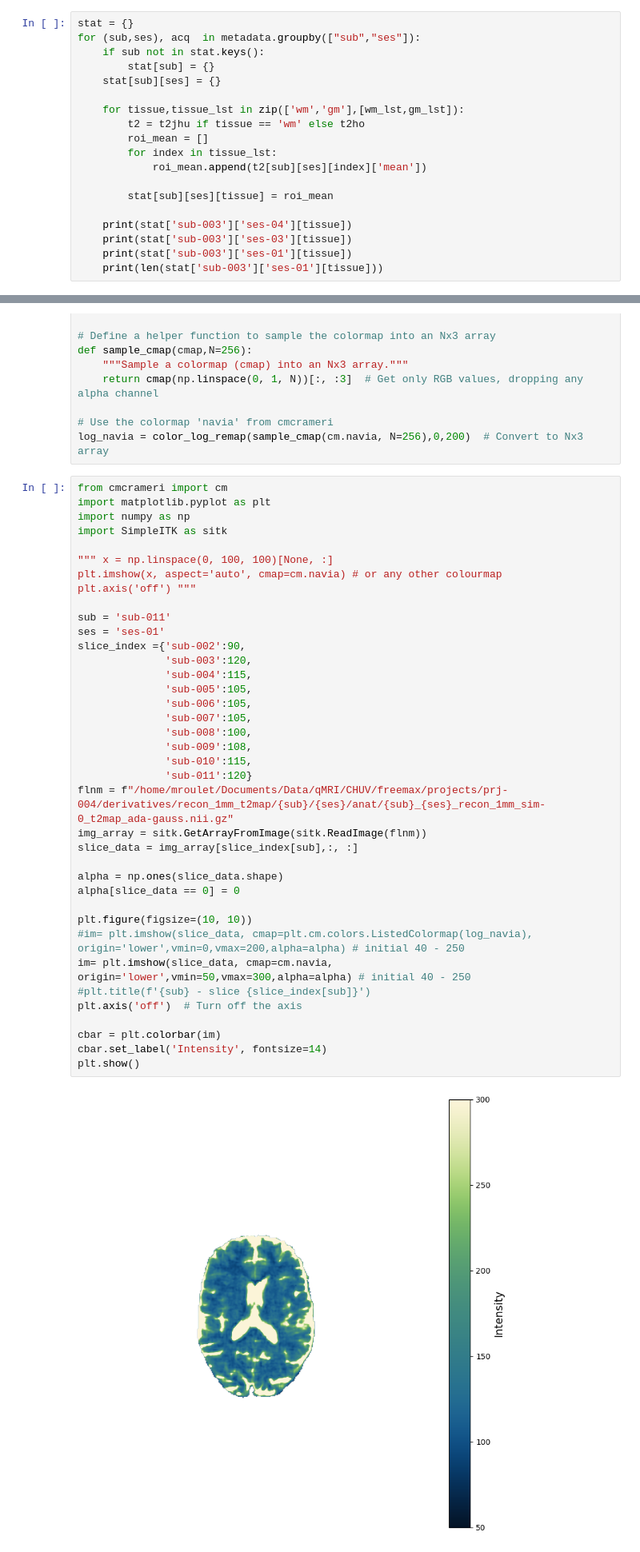
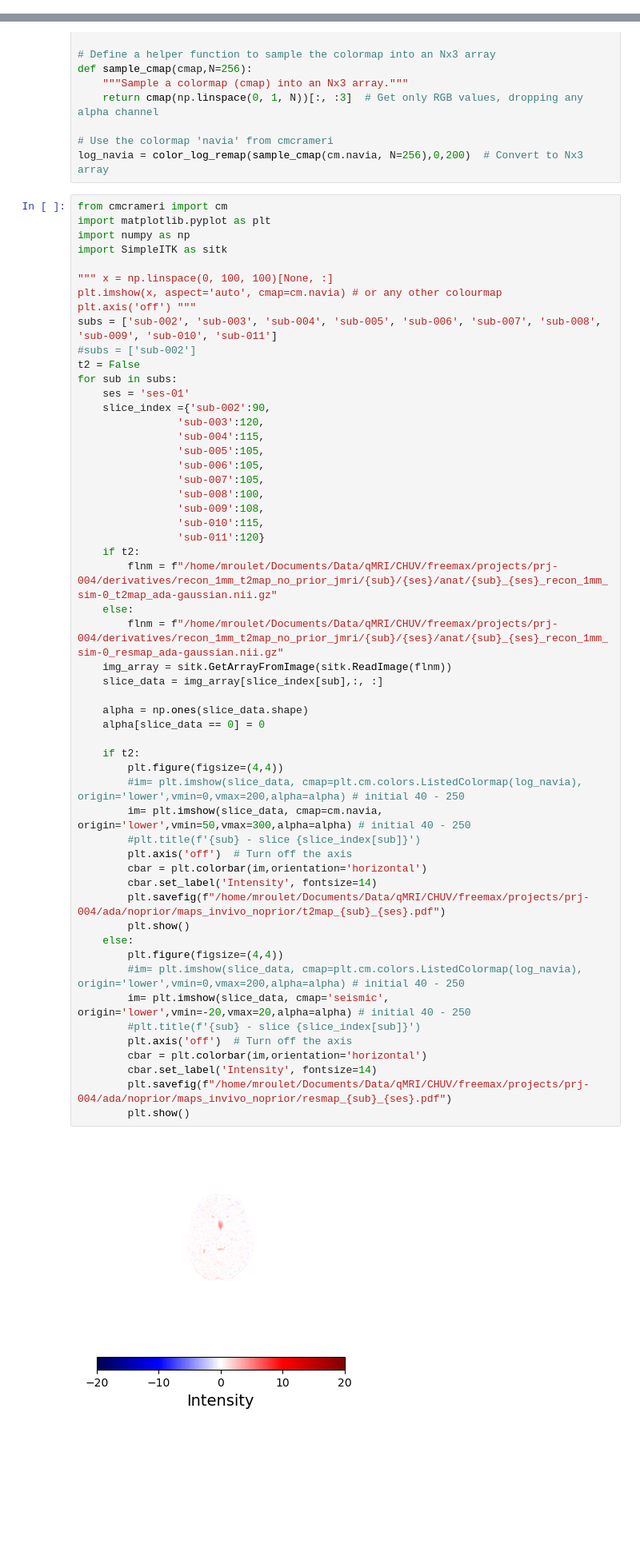
Before and after one commit to Medical-Image-Analysis-Laboratory/fetal_t2mapping, a Jupyter notebook: notebooks/20240910_ada_jmri.ipynb, the cells around one changed output, grey strips where cells are left out. Shown: that part at 80% size. Cells and saved outputs as stored; diff of their text form; blank space fills up the shorter version.

```diff
--- a/notebooks/20240910_ada_jmri.ipynb
+++ b/notebooks/20240910_ada_jmri.ipynb
@@ -473,19 +212,0 @@ REJECT the null hypothesis: There is a significant difference between the means
-# %%
-stat = {}
-for (sub,ses), acq  in metadata.groupby(["sub","ses"]):
-    if sub not in stat.keys():
-        stat[sub] = {}
-    stat[sub][ses] = {}
-
-    for tissue,tissue_lst in zip(['wm','gm'],[wm_lst,gm_lst]):
-        t2 = t2jhu if tissue == 'wm' else t2ho
-        roi_mean = []
-        for index in tissue_lst:
-            roi_mean.append(t2[sub][ses][index]['mean'])
-
-        stat[sub][ses][tissue] = roi_mean
-
-    print(stat['sub-003']['ses-04'][tissue])
-    print(stat['sub-003']['ses-03'][tissue])
-    print(stat['sub-003']['ses-01'][tissue])
-    print(len(stat['sub-003']['ses-01'][tissue]))
@@ -908,40 +395,56 @@ log_navia = color_log_remap(sample_cmap(cm.navia, N=256),0,200)  # Convert to Nx
 # %%
 from cmcrameri import cm
 import matplotlib.pyplot as plt
 import numpy as np
 import SimpleITK as sitk
 
 """ x = np.linspace(0, 100, 100)[None, :]
 plt.imshow(x, aspect='auto', cmap=cm.navia) # or any other colourmap
 plt.axis('off') """
+subs = ['sub-002', 'sub-003', 'sub-004', 'sub-005', 'sub-006', 'sub-007', 'sub-008', 'sub-009', 'sub-010', 'sub-011']
+#subs = ['sub-002']
+t2 = False
+for sub in subs:
+    ses = 'ses-01'
+    slice_index ={'sub-002':90,
+                'sub-003':120,
+                'sub-004':115,
+                'sub-005':105,
+                'sub-006':105,
+                'sub-007':105,
+                'sub-008':100,
+                'sub-009':108,
+                'sub-010':115,
+                'sub-011':120}
+    if t2:
+        flnm = f"/home/mroulet/Documents/Data/qMRI/CHUV/freemax/projects/prj-004/derivatives/recon_1mm_t2map_no_prior_jmri/{sub}/{ses}/anat/{sub}_{ses}_recon_1mm_sim-0_t2map_ada-gaussian.nii.gz"
+    else:
+        flnm = f"/home/mroulet/Documents/Data/qMRI/CHUV/freemax/projects/prj-004/derivatives/recon_1mm_t2map_no_prior_jmri/{sub}/{ses}/anat/{sub}_{ses}_recon_1mm_sim-0_resmap_ada-gaussian.nii.gz"
+    img_array = sitk.GetArrayFromImage(sitk.ReadImage(flnm))
+    slice_data = img_array[slice_index[sub],:, :]
 
-sub = 'sub-011'
-ses = 'ses-01'
-slice_index ={'sub-002':90,
-              'sub-003':120,
-              'sub-004':115,
-              'sub-005':105,
-              'sub-006':105,
-              'sub-007':105,
-              'sub-008':100,
-              'sub-009':108,
-              'sub-010':115,
-              'sub-011':120}
-flnm = f"/home/mroulet/Documents/Data/qMRI/CHUV/freemax/projects/prj-004/derivatives/recon_1mm_t2map/{sub}/{ses}/anat/{sub}_{ses}_recon_1mm_sim-0_t2map_ada-gauss.nii.gz"
-img_array = sitk.GetArrayFromImage(sitk.ReadImage(flnm))
-slice_data = img_array[slice_index[sub],:, :]
+    alpha = np.ones(slice_data.shape)
+    alpha[slice_data == 0] = 0
 
-alpha = np.ones(slice_data.shape)
-alpha[slice_data == 0] = 0
-
-plt.figure(figsize=(10, 10))
-#im= plt.imshow(slice_data, cmap=plt.cm.colors.ListedColormap(log_navia), origin='lower',vmin=0,vmax=200,alpha=alpha) # initial 40 - 250
-im= plt.imshow(slice_data, cmap=cm.navia, origin='lower',vmin=50,vmax=300,alpha=alpha) # initial 40 - 250
-#plt.title(f'{sub} - slice {slice_index[sub]}')
-plt.axis('off')  # Turn off the axis
-
-cbar = plt.colorbar(im)
-cbar.set_label('Intensity', fontsize=14)
-plt.show()
+    if t2:
+        plt.figure(figsize=(4,4))
+        #im= plt.imshow(slice_data, cmap=plt.cm.colors.ListedColormap(log_navia), origin='lower',vmin=0,vmax=200,alpha=alpha) # initial 40 - 250
+        im= plt.imshow(slice_data, cmap=cm.navia, origin='lower',vmin=50,vmax=300,alpha=alpha) # initial 40 - 250
+        #plt.title(f'{sub} - slice {slice_index[sub]}')
+        plt.axis('off')  # Turn off the axis
+        cbar = plt.colorbar(im,orientation='horizontal')
+        cbar.set_label('Intensity', fontsize=14)
+        plt.savefig(f"/home/mroulet/Documents/Data/qMRI/CHUV/freemax/projects/prj-004/ada/noprior/maps_invivo_noprior/t2map_{sub}_{ses}.pdf")
+        plt.show()
+    else:
+        plt.figure(figsize=(4,4))
+        #im= plt.imshow(slice_data, cmap=plt.cm.colors.ListedColormap(log_navia), origin='lower',vmin=0,vmax=200,alpha=alpha) # initial 40 - 250
+        im= plt.imshow(slice_data, cmap='seismic', origin='lower',vmin=-20,vmax=20,alpha=alpha) # initial 40 - 250
+        #plt.title(f'{sub} - slice {slice_index[sub]}')
+        plt.axis('off')  # Turn off the axis
+        cbar = plt.colorbar(im,orientation='horizontal')
+        cbar.set_label('Intensity', fontsize=14)
+        plt.savefig(f"/home/mroulet/Documents/Data/qMRI/CHUV/freemax/projects/prj-004/ada/noprior/maps_invivo_noprior/resmap_{sub}_{ses}.pdf")
+        plt.show()
 # %% [output]
-[figure, old version]
+[figure, new version]
```
Also changed, not shown: parts of 16 cells of this notebook, 7 other files.
